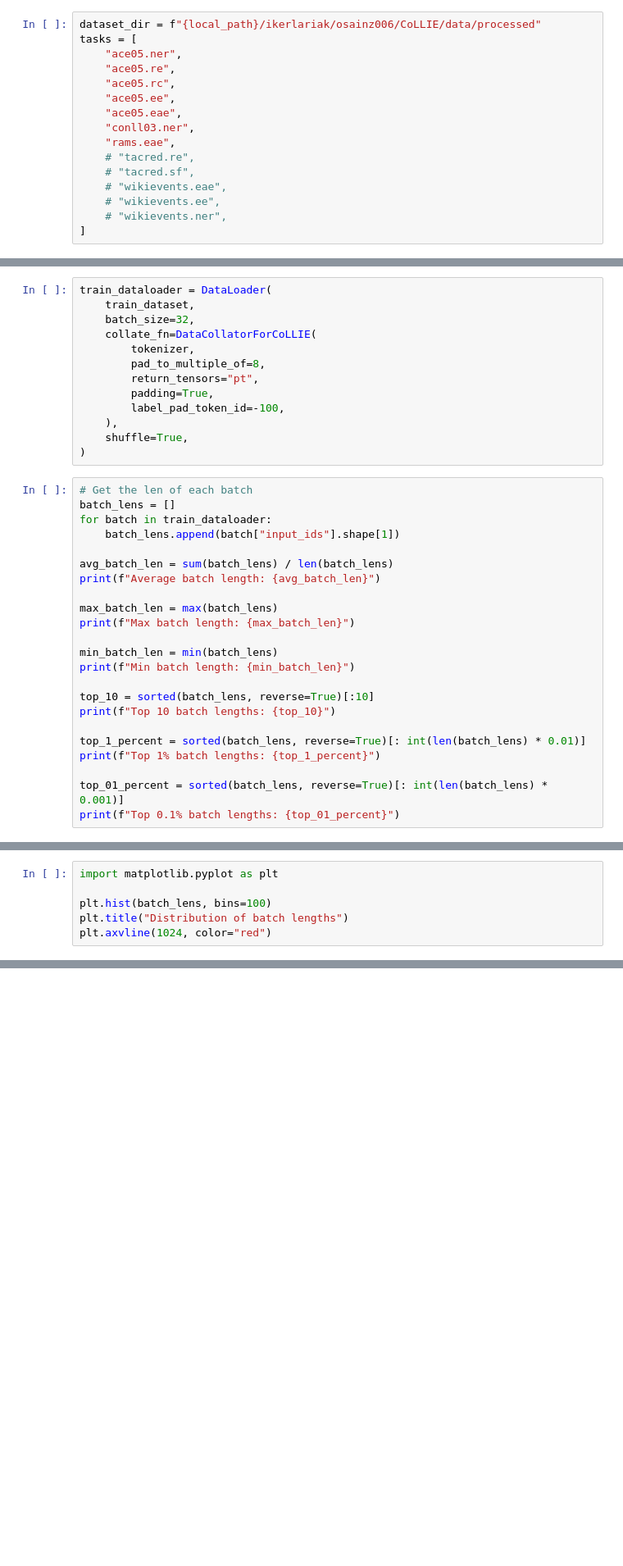
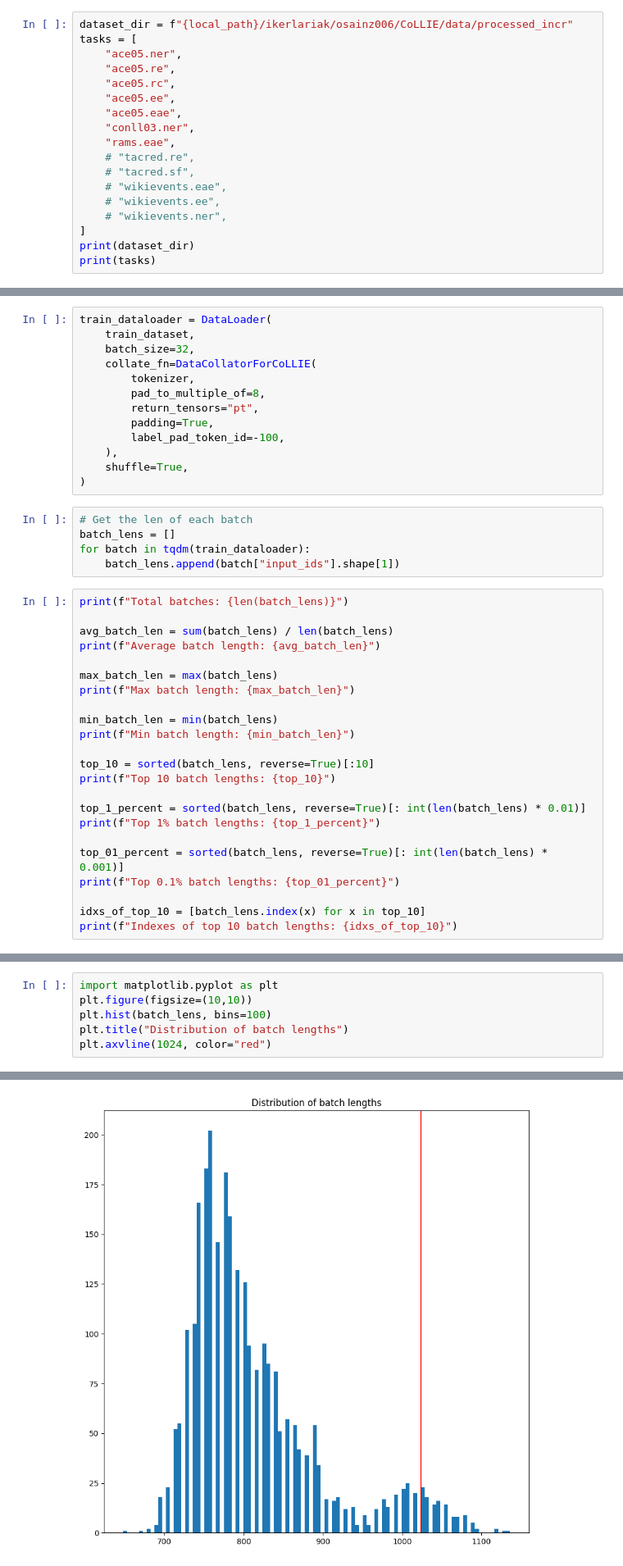
Before and after one commit to hitz-zentroa/GoLLIE, a Jupyter notebook: notebooks/batch_len.ipynb, the cells around one changed output, grey strips where cells are left out. Shown at 82% size. Cells and saved outputs as stored; diff of their text form; blank space fills up the shorter version.

Commit message:
Notebook batch lens

```diff
--- a/notebooks/batch_len.ipynb
+++ b/notebooks/batch_len.ipynb
@@ -30,5 +34,5 @@ local_path = "/run/user/1000/gvfs/sftp:host=tximista.ixa.eus,user=igarcia945/"
 # %%
-dataset_dir = f"{local_path}/ikerlariak/osainz006/CoLLIE/data/processed"
+dataset_dir = f"{local_path}/ikerlariak/osainz006/CoLLIE/data/processed_incr"
 tasks = [
     "ace05.ner",
     "ace05.re",
@@ -43,3 +47,5 @@ tasks = [
     # "wikievents.ee",
     # "wikievents.ner",
 ]
+print(dataset_dir)
+print(tasks)
@@ -108,11 +113,13 @@ train_dataloader = DataLoader(
     ),
     shuffle=True,
 )
+# %%
+# Get the len of each batch
+batch_lens = []
+for batch in tqdm(train_dataloader):
+    batch_lens.append(batch["input_ids"].shape[1])
 # %%
-# Get the len of each batch
-batch_lens = []
-for batch in train_dataloader:
-    batch_lens.append(batch["input_ids"].shape[1])
+print(f"Total batches: {len(batch_lens)}")
 
 avg_batch_len = sum(batch_lens) / len(batch_lens)
 print(f"Average batch length: {avg_batch_len}")
@@ -131,3 +138,6 @@ print(f"Top 1% batch lengths: {top_1_percent}")
 
 top_01_percent = sorted(batch_lens, reverse=True)[: int(len(batch_lens) * 0.001)]
 print(f"Top 0.1% batch lengths: {top_01_percent}")
+
+idxs_of_top_10 = [batch_lens.index(x) for x in top_10]
+print(f"Indexes of top 10 batch lengths: {idxs_of_top_10}")
@@ -134,6 +153,7 @@ print(f"Top 0.1% batch lengths: {top_01_percent}")
 # %%
 import matplotlib.pyplot as plt
-
+plt.figure(figsize=(10,10))
 plt.hist(batch_lens, bins=100)
 plt.title("Distribution of batch lengths")
 plt.axvline(1024, color="red")
+# %% [output]
@@ -139,0 +161 @@ plt.axvline(1024, color="red")
+[figure, added]
```
Also changed, not shown: parts of 7 cells of this notebook.
